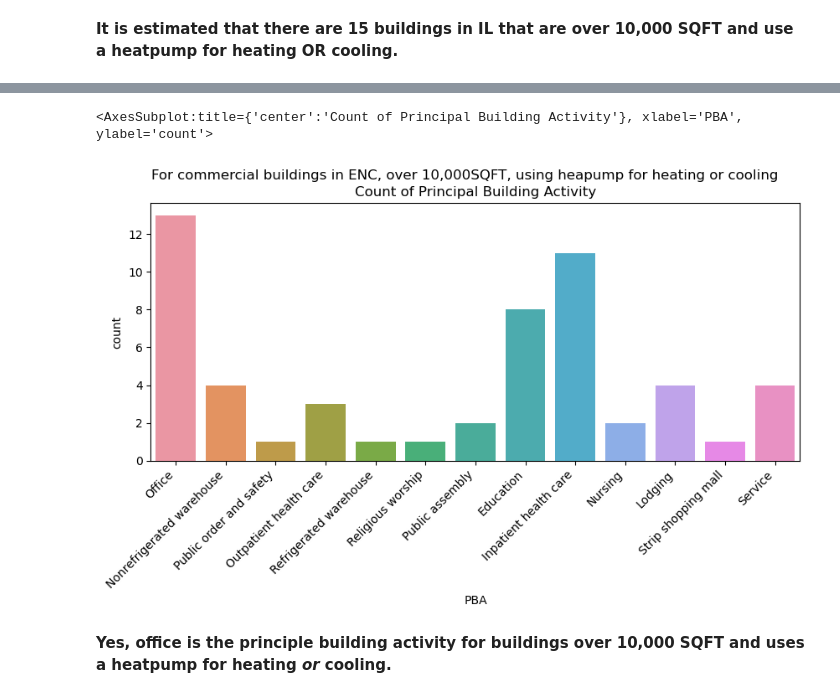
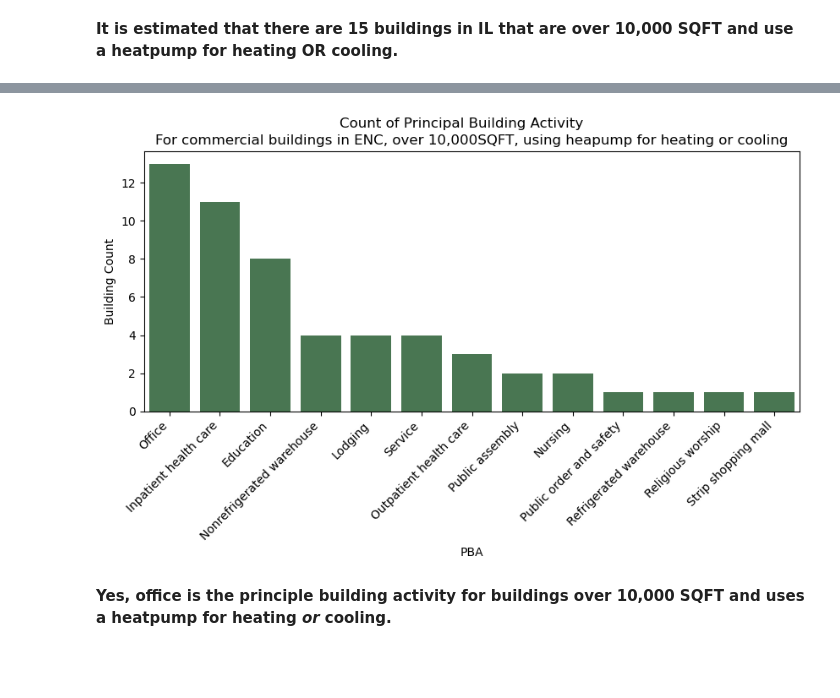
Before and after one commit to jackie-kinsler/es_take_home, a Jupyter notebook: Energy_Solutions_Take_Home.ipynb, the cells around one changed output, grey strips where cells are left out. Drawn from its saved outputs; the diff is of its cells as text; code cells hidden in the pictures; blank space fills up the shorter version.

Commit message:
Update plot color.

```diff
--- a/Energy_Solutions_Take_Home.ipynb
+++ b/Energy_Solutions_Take_Home.ipynb
@@ -165,12 +184,18 @@ ENC_heatpump['PBA'] = ENC_heatpump['PBA'].cat.rename_categories({0: 'Vacant',
 # %%
 # Add a categorical column indicating buildings over and under 5,000 SQFT.
 fig, ax = plt.subplots(figsize=(10,4))
 plt.xticks(rotation=45, ha="right")
-plt.title('Count of Principal Building Activity')
-plt.suptitle('For commercial buildings in ENC, over 10,000SQFT, using heapump for heating or cooling')
-sns.countplot(x='PBA', data=ENC_heatpump)
+plt.suptitle('Count of Principal Building Activity')
+plt.title('For commercial buildings in ENC, over 10,000SQFT, using heapump for heating or cooling')
+sns.countplot(x='PBA',
+              data=ENC_heatpump,
+              color='#427d4d',
+              order = ENC_heatpump['PBA'].value_counts().index
+             )
+plt.ylabel('Building Count')
+
+plt.show()
 # %% [output]
-<AxesSubplot:title={'center':'Count of Principal Building Activity'}, xlabel='PBA', ylabel='count'>
-[figure, old version]
+[figure, new version]
 # %% [markdown]
 **Yes, office is the principle building activity for buildings over 10,000 SQFT and uses a heatpump for heating *or* cooling.**
```
Also changed, not shown: parts of 16 cells of this notebook.
